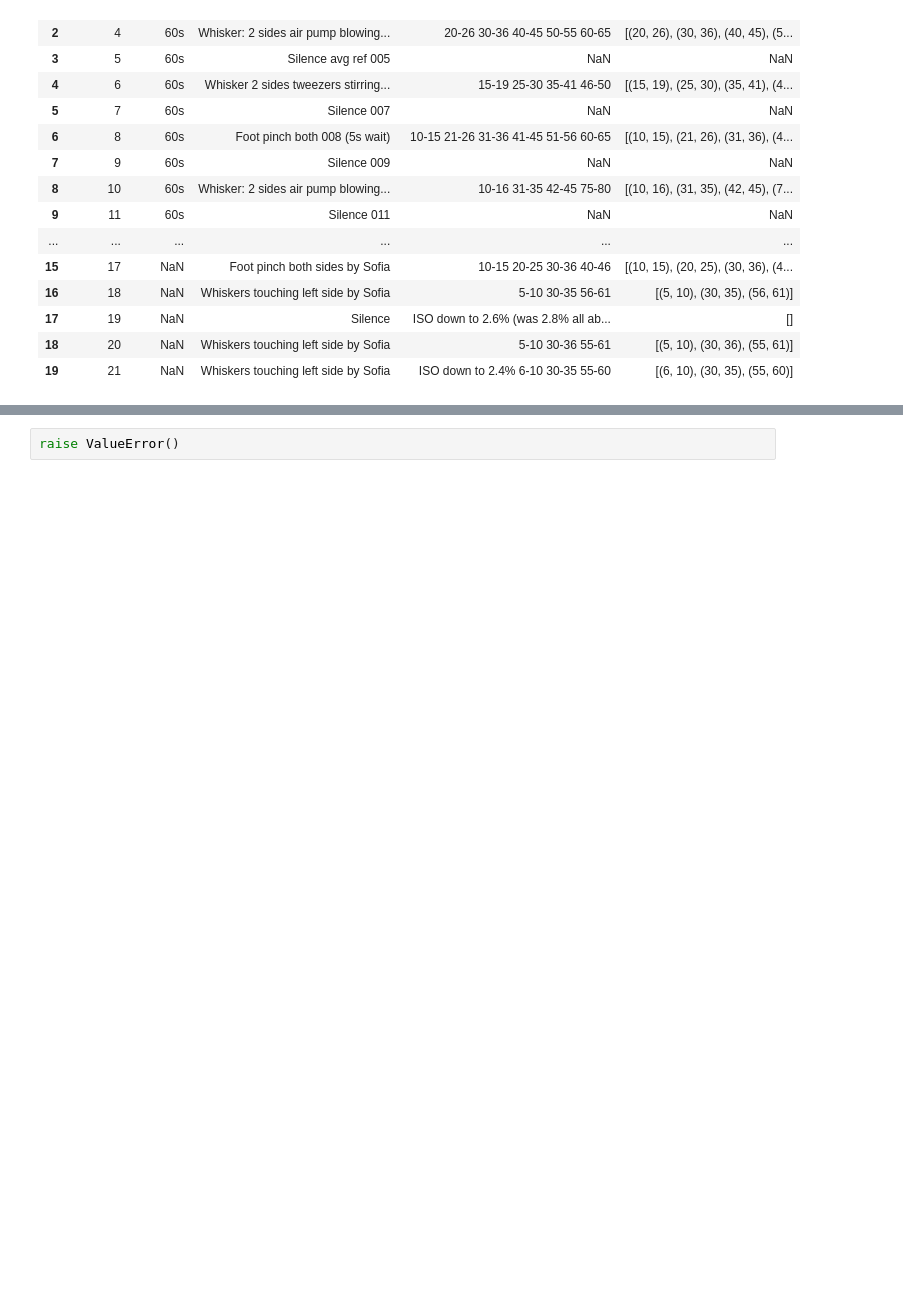
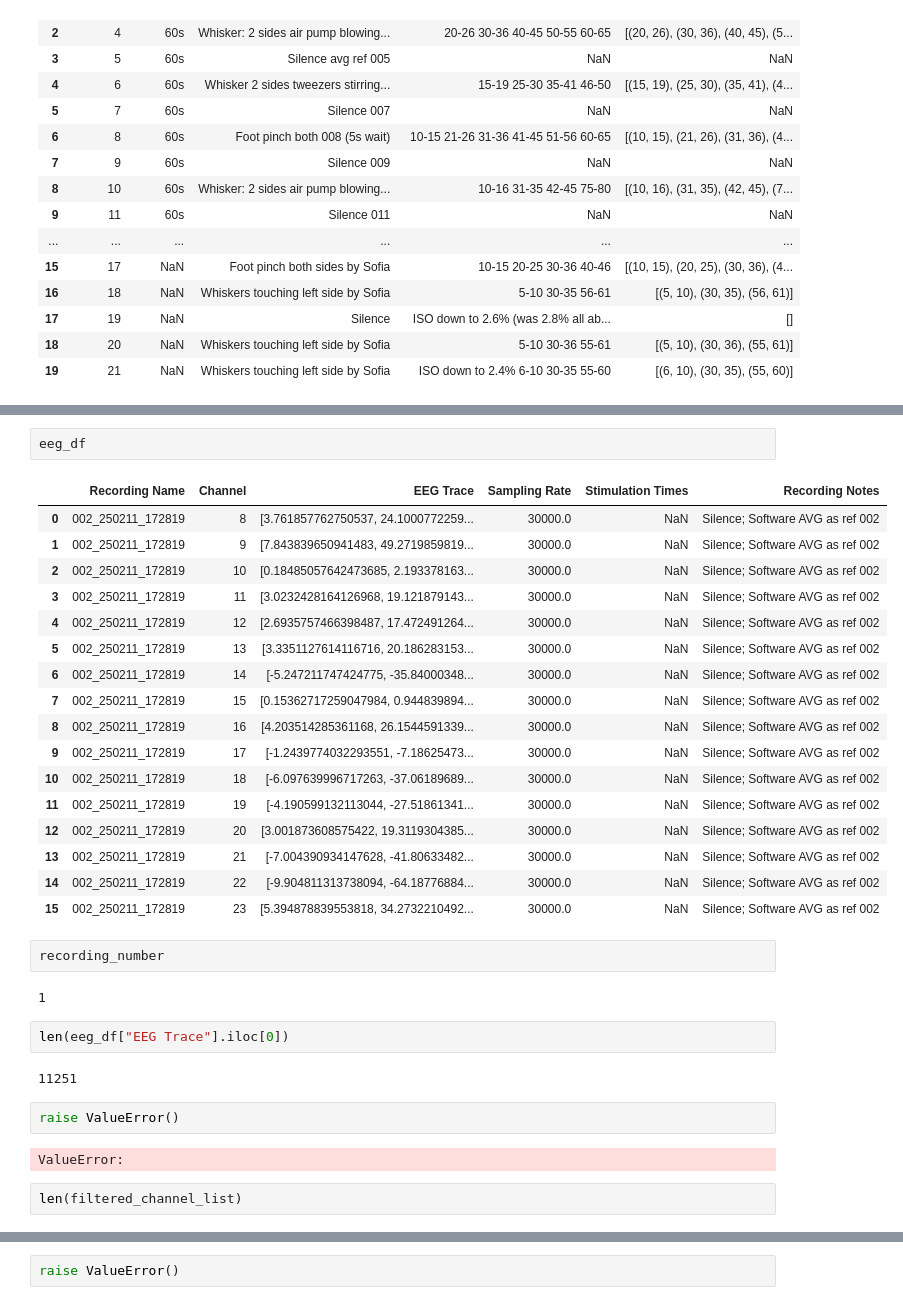
Before and after one commit to ryoiwata/NIT_Lab, a Jupyter notebook: results/2025_02_17_ita_processing/PreprocessRHD.ipynb, the cells around one changed output, grey strips where cells are left out. Cells and saved outputs as stored; diff of their text form; blank space fills up the shorter version.

```diff
--- a/results/2025_02_17_ita_processing/PreprocessRHD.ipynb
+++ b/results/2025_02_17_ita_processing/PreprocessRHD.ipynb
@@ -233,0 +569,34 @@ from mne.time_frequency import tfr_array_morlet
+# %%
+eeg_df
+# %% [output]
+|  | Recording Name | Channel | EEG Trace | Sampling Rate | Stimulation Times | Recording Notes |
+| 0 | 002_250211_172819 | 8 | [3.761857762750537, 24.1000772259... | 30000.0 | NaN | Silence; Software AVG as ref 002 |
+| 1 | 002_250211_172819 | 9 | [7.843839650941483, 49.2719859819... | 30000.0 | NaN | Silence; Software AVG as ref 002 |
+| 2 | 002_250211_172819 | 10 | [0.18485057642473685, 2.193378163... | 30000.0 | NaN | Silence; Software AVG as ref 002 |
+| 3 | 002_250211_172819 | 11 | [3.0232428164126968, 19.121879143... | 30000.0 | NaN | Silence; Software AVG as ref 002 |
+| 4 | 002_250211_172819 | 12 | [2.6935757466398487, 17.472491264... | 30000.0 | NaN | Silence; Software AVG as ref 002 |
+| 5 | 002_250211_172819 | 13 | [3.3351127614116716, 20.186283153... | 30000.0 | NaN | Silence; Software AVG as ref 002 |
+| 6 | 002_250211_172819 | 14 | [-5.247211747424775, -35.84000348... | 30000.0 | NaN | Silence; Software AVG as ref 002 |
+| 7 | 002_250211_172819 | 15 | [0.15362717259047984, 0.944839894... | 30000.0 | NaN | Silence; Software AVG as ref 002 |
+| 8 | 002_250211_172819 | 16 | [4.203514285361168, 26.1544591339... | 30000.0 | NaN | Silence; Software AVG as ref 002 |
+| 9 | 002_250211_172819 | 17 | [-1.2439774032293551, -7.18625473... | 30000.0 | NaN | Silence; Software AVG as ref 002 |
+| 10 | 002_250211_172819 | 18 | [-6.097639996717263, -37.06189689... | 30000.0 | NaN | Silence; Software AVG as ref 002 |
+| 11 | 002_250211_172819 | 19 | [-4.190599132113044, -27.51861341... | 30000.0 | NaN | Silence; Software AVG as ref 002 |
+| 12 | 002_250211_172819 | 20 | [3.001873608575422, 19.3119304385... | 30000.0 | NaN | Silence; Software AVG as ref 002 |
+| 13 | 002_250211_172819 | 21 | [-7.004390934147628, -41.80633482... | 30000.0 | NaN | Silence; Software AVG as ref 002 |
+| 14 | 002_250211_172819 | 22 | [-9.904811313738094, -64.18776884... | 30000.0 | NaN | Silence; Software AVG as ref 002 |
+| 15 | 002_250211_172819 | 23 | [5.394878839553818, 34.2732210492... | 30000.0 | NaN | Silence; Software AVG as ref 002 |
+# %%
+recording_number
+# %% [output]
+1
+# %%
+len(eeg_df["EEG Trace"].iloc[0])
+# %% [output]
+11251
+# %%
+raise ValueError()
+# %% [output]
+ValueError:
+# %%
+len(filtered_channel_list)
```
Also changed, not shown: parts of 20 cells of this notebook, 1 other file.
